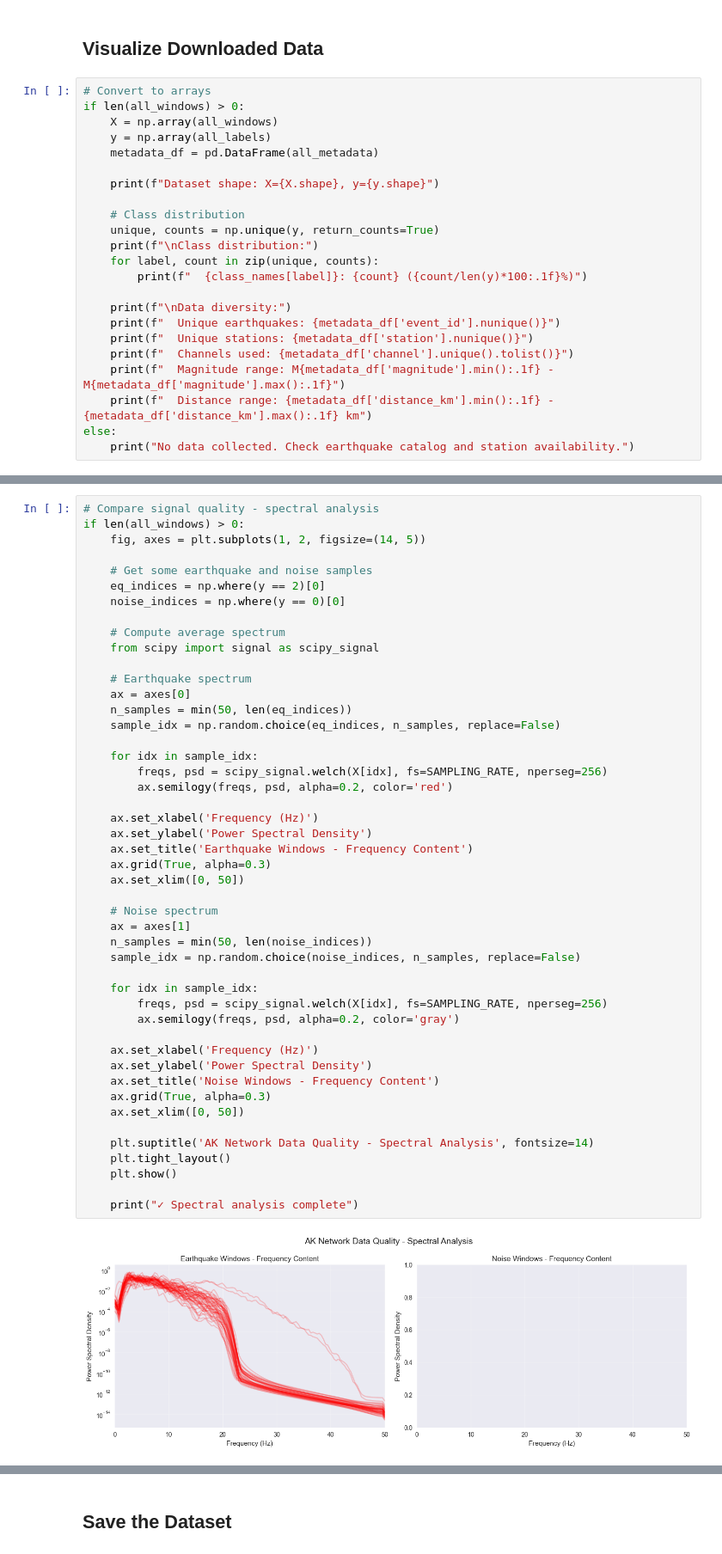
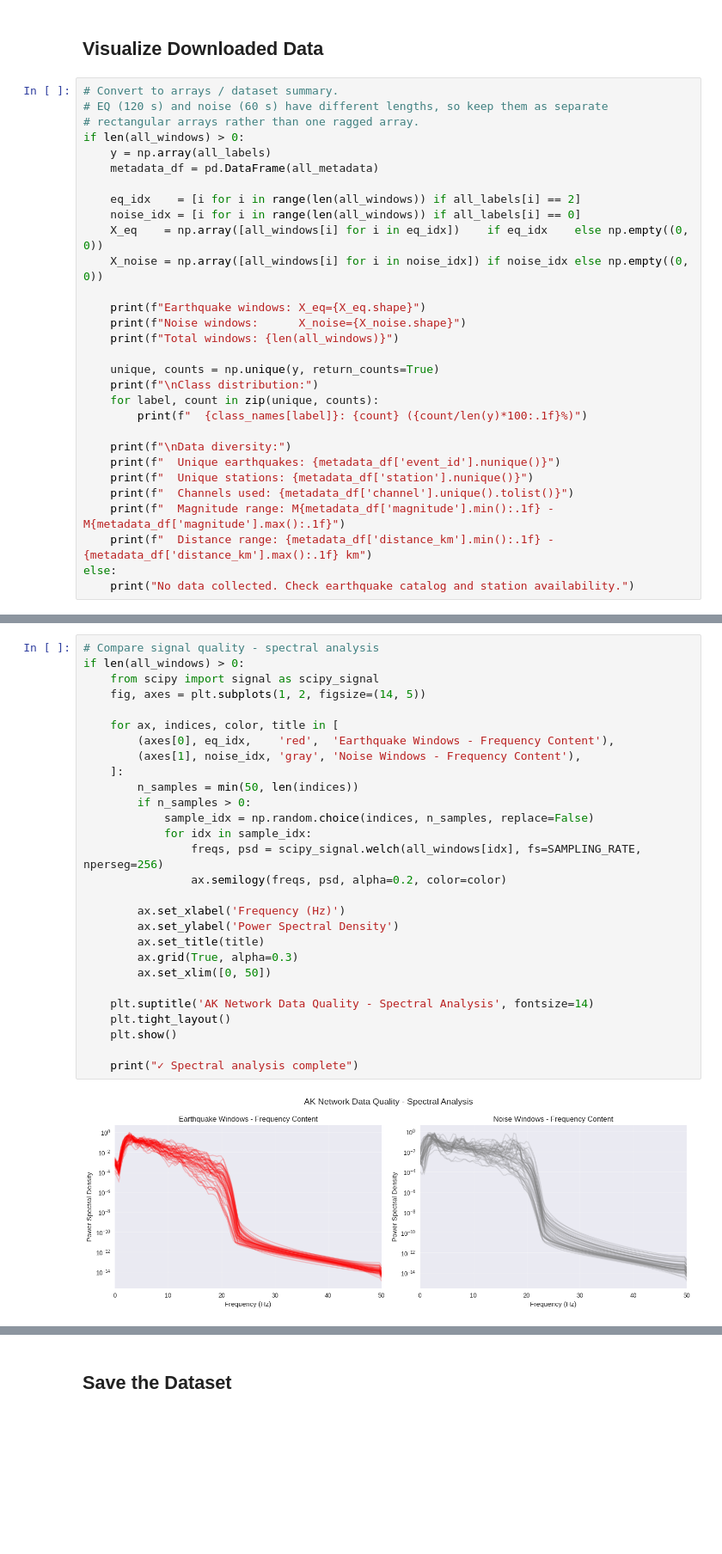
Before and after one commit to Denolle-Lab/tiny-cnn-seismicML, a Jupyter notebook: notebooks/02_labeling/download_AK_only_data.ipynb, the cells around one changed output, grey strips where cells are left out. Shown at 86% size. Cells and saved outputs as stored; diff of their text form; blank space fills up the shorter version.

```diff
--- a/notebooks/02_labeling/download_AK_only_data.ipynb
+++ b/notebooks/02_labeling/download_AK_only_data.ipynb
@@ -935,15 +879,22 @@ Noise download parameters:
 # %% [markdown]
 ## Visualize Downloaded Data
 # %%
-# Convert to arrays
+# Convert to arrays / dataset summary.
+# EQ (120 s) and noise (60 s) have different lengths, so keep them as separate
+# rectangular arrays rather than one ragged array.
 if len(all_windows) > 0:
-    X = np.array(all_windows)
     y = np.array(all_labels)
     metadata_df = pd.DataFrame(all_metadata)
 
-    print(f"Dataset shape: X={X.shape}, y={y.shape}")
+    eq_idx    = [i for i in range(len(all_windows)) if all_labels[i] == 2]
+    noise_idx = [i for i in range(len(all_windows)) if all_labels[i] == 0]
+    X_eq    = np.array([all_windows[i] for i in eq_idx])    if eq_idx    else np.empty((0, 0))
+    X_noise = np.array([all_windows[i] for i in noise_idx]) if noise_idx else np.empty((0, 0))
 
-    # Class distribution
+    print(f"Earthquake windows: X_eq={X_eq.shape}")
+    print(f"Noise windows:      X_noise={X_noise.shape}")
+    print(f"Total windows: {len(all_windows)}")
+
     unique, counts = np.unique(y, return_counts=True)
     print(f"\nClass distribution:")
     for label, count in zip(unique, counts):
@@ -1017,52 +965,33 @@ if len(all_windows) > 0:
 # %%
 # Compare signal quality - spectral analysis
 if len(all_windows) > 0:
+    from scipy import signal as scipy_signal
     fig, axes = plt.subplots(1, 2, figsize=(14, 5))
 
-    # Get some earthquake and noise samples
-    eq_indices = np.where(y == 2)[0]
-    noise_indices = np.where(y == 0)[0]
+    for ax, indices, color, title in [
+        (axes[0], eq_idx,    'red',  'Earthquake Windows - Frequency Content'),
+        (axes[1], noise_idx, 'gray', 'Noise Windows - Frequency Content'),
+    ]:
+        n_samples = min(50, len(indices))
+        if n_samples > 0:
+            sample_idx = np.random.choice(indices, n_samples, replace=False)
+            for idx in sample_idx:
+                freqs, psd = scipy_signal.welch(all_windows[idx], fs=SAMPLING_RATE, nperseg=256)
+                ax.semilogy(freqs, psd, alpha=0.2, color=color)
 
-    # Compute average spectrum
-    from scipy import signal as scipy_signal
-
-    # Earthquake spectrum
-    ax = axes[0]
-    n_samples = min(50, len(eq_indices))
-    sample_idx = np.random.choice(eq_indices, n_samples, replace=False)
-
-    for idx in sample_idx:
-        freqs, psd = scipy_signal.welch(X[idx], fs=SAMPLING_RATE, nperseg=256)
-        ax.semilogy(freqs, psd, alpha=0.2, color='red')
-
-    ax.set_xlabel('Frequency (Hz)')
-    ax.set_ylabel('Power Spectral Density')
-    ax.set_title('Earthquake Windows - Frequency Content')
-    ax.grid(True, alpha=0.3)
-    ax.set_xlim([0, 50])
-
-    # Noise spectrum
-    ax = axes[1]
-    n_samples = min(50, len(noise_indices))
-    sample_idx = np.random.choice(noise_indices, n_samples, replace=False)
-
-    for idx in sample_idx:
-        freqs, psd = scipy_signal.welch(X[idx], fs=SAMPLING_RATE, nperseg=256)
-        ax.semilogy(freqs, psd, alpha=0.2, color='gray')
-
-    ax.set_xlabel('Frequency (Hz)')
-    ax.set_ylabel('Power Spectral Density')
-    ax.set_title('Noise Windows - Frequency Content')
-    ax.grid(True, alpha=0.3)
-    ax.set_xlim([0, 50])
+        ax.set_xlabel('Frequency (Hz)')
+        ax.set_ylabel('Power Spectral Density')
+        ax.set_title(title)
+        ax.grid(True, alpha=0.3)
+        ax.set_xlim([0, 50])
 
     plt.suptitle('AK Network Data Quality - Spectral Analysis', fontsize=14)
     plt.tight_layout()
     plt.show()
 
     print("✓ Spectral analysis complete")
 # %% [output]
-[figure, old version]
+[figure, new version]
 ✓ Spectral analysis complete
 # %% [markdown]
 ## Save the Dataset
```
Also changed, not shown: parts of 25 cells of this notebook, 4 other files.
